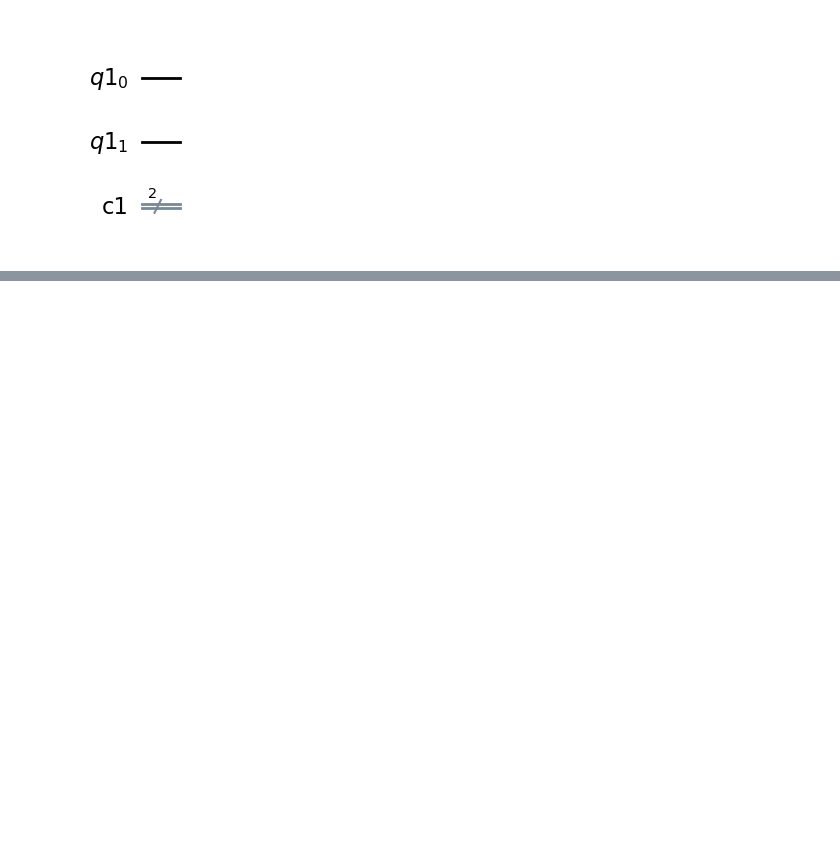
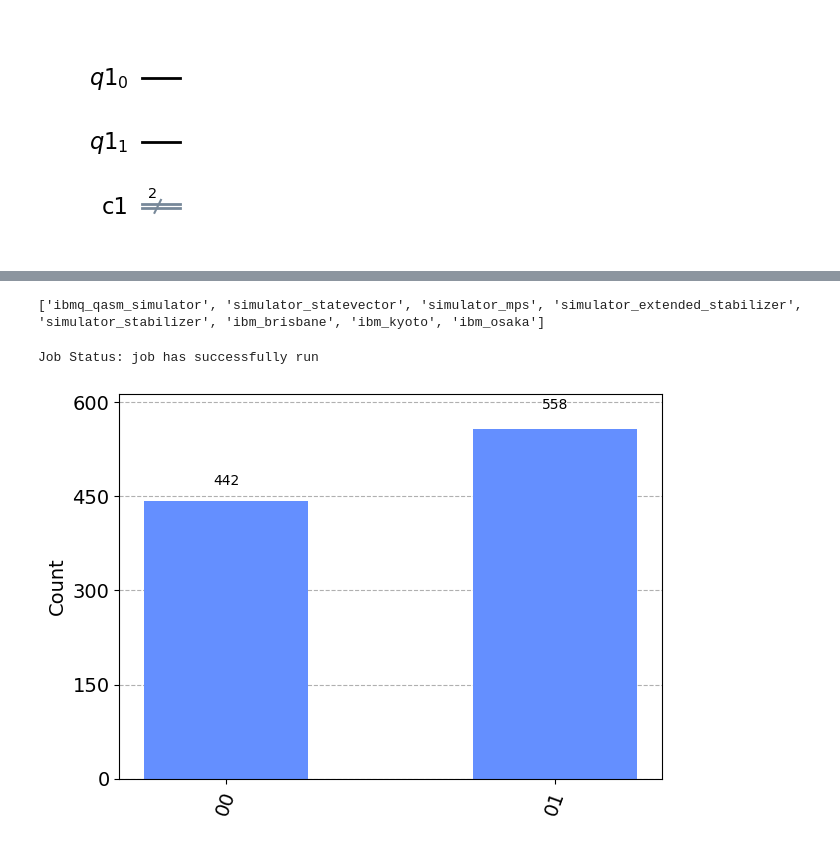
Before and after one commit to Chinmay-395/Quantum-Networking-and-Security, a Jupyter notebook: HW5/entaglement_code_Chinmay_Dali.ipynb, the cells around one changed output, grey strips where cells are left out. Cells and saved outputs as stored; diff of their text form; code cells hidden in the pictures; blank space fills up the shorter version.

```diff
--- a/HW5/entaglement_code_Chinmay_Dali.ipynb
+++ b/HW5/entaglement_code_Chinmay_Dali.ipynb
@@ -21,0 +57,24 @@ quantum_circuit.draw(output='mpl')
+# %%
+# This step is after you have created and saved your account.
+IBMQ.load_account()
+
+# To view all the poviders
+
+print([backend.name() for backend in IBMQ.providers()[0].backends()])
+# %% [output]
+['ibmq_qasm_simulator', 'simulator_statevector', 'simulator_mps', 'simulator_extended_stabilizer', 'simulator_stabilizer', 'ibm_brisbane', 'ibm_kyoto', 'ibm_osaka']
+# %%
+from qiskit.tools.monitor import job_monitor
+provider = IBMQ.get_provider(hub = 'ibm-q',group = 'open',project='main')
+backend = provider.get_backend('ibm_brisbane')
+job = execute(quantum_circuit, backend=backend, shots=1000 )
+job_monitor(job)
+results = job.result()
+# %% [output]
+Job Status: job has successfully run
+# %%
+# Plot histogram of the outputs recieved.
+counts = results.get_counts(quantum_circuit)
+plot_histogram(counts)
+# %% [output]
+[figure, added]
```
Also changed, not shown: parts of 5 cells of this notebook, 3 other files.
